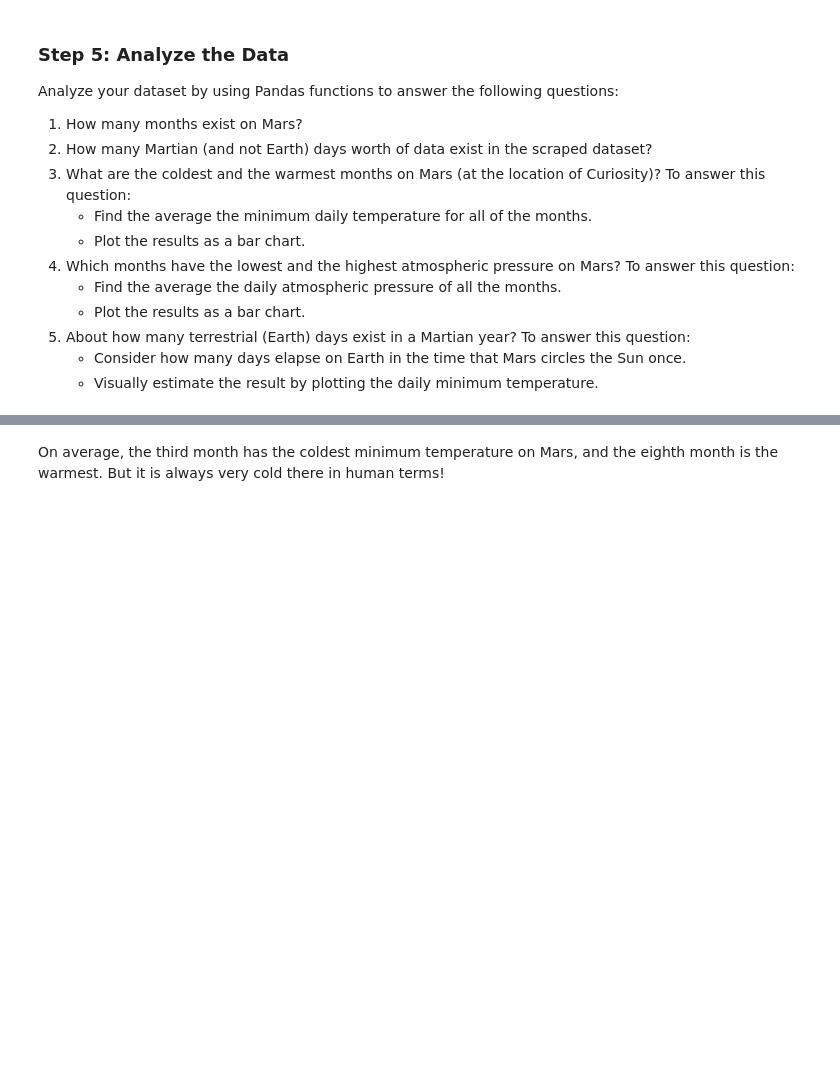
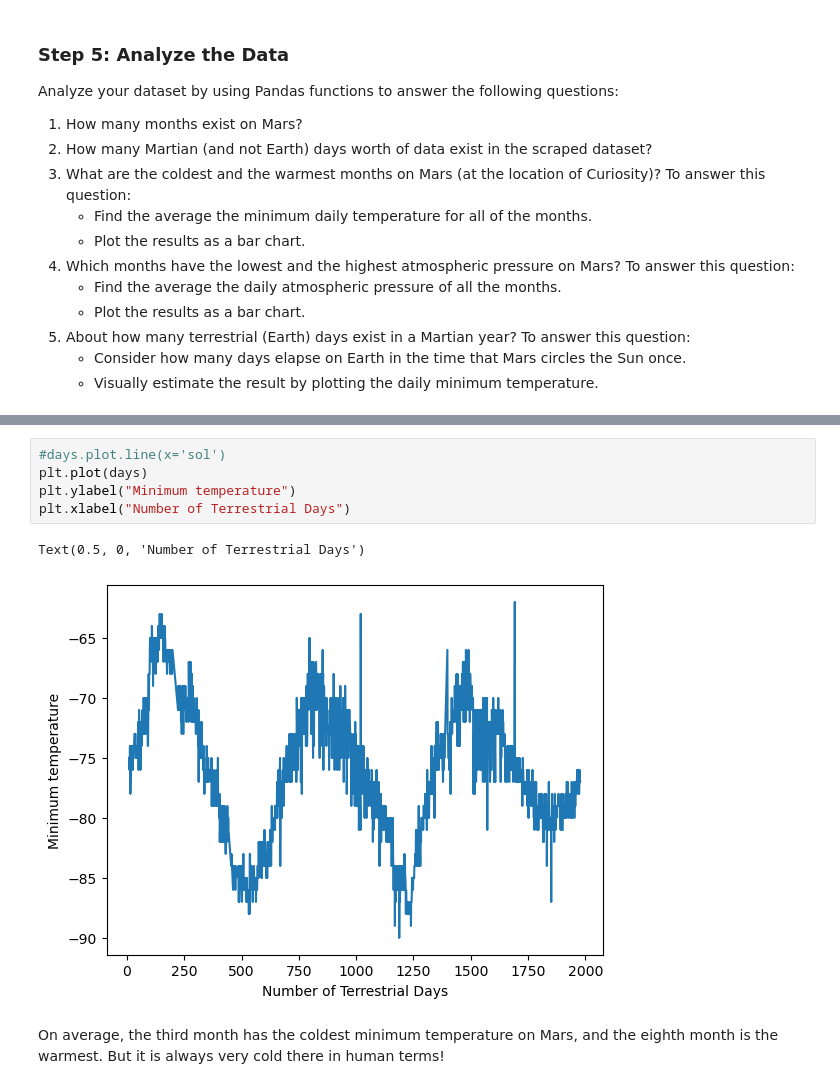
Before and after one commit to nnutley/Mission_to_Mars, a Jupyter notebook: part_2_mars_weather.ipynb, the cells around one changed output, grey strips where cells are left out. Saved outputs shown, nothing was run; the diff lists cells and outputs as text; blank space fills up the shorter version.

```diff
--- a/part_2_mars_weather.ipynb
+++ b/part_2_mars_weather.ipynb
@@ -239,3 +273,11 @@ Name: pressure, dtype: float64
+# %%
+#days.plot.line(x='sol')
+plt.plot(days)
+plt.ylabel("Minimum temperature")
+plt.xlabel("Number of Terrestrial Days")
+# %% [output]
+Text(0.5, 0, 'Number of Terrestrial Days')
+[figure, added]
 # %% [markdown]
 On average, the third month has the coldest minimum temperature on Mars, and the eighth month is the warmest. But it is always very cold there in human terms!
 # %% [markdown]
```
Also changed, not shown: parts of 14 cells of this notebook, 1 other file.
